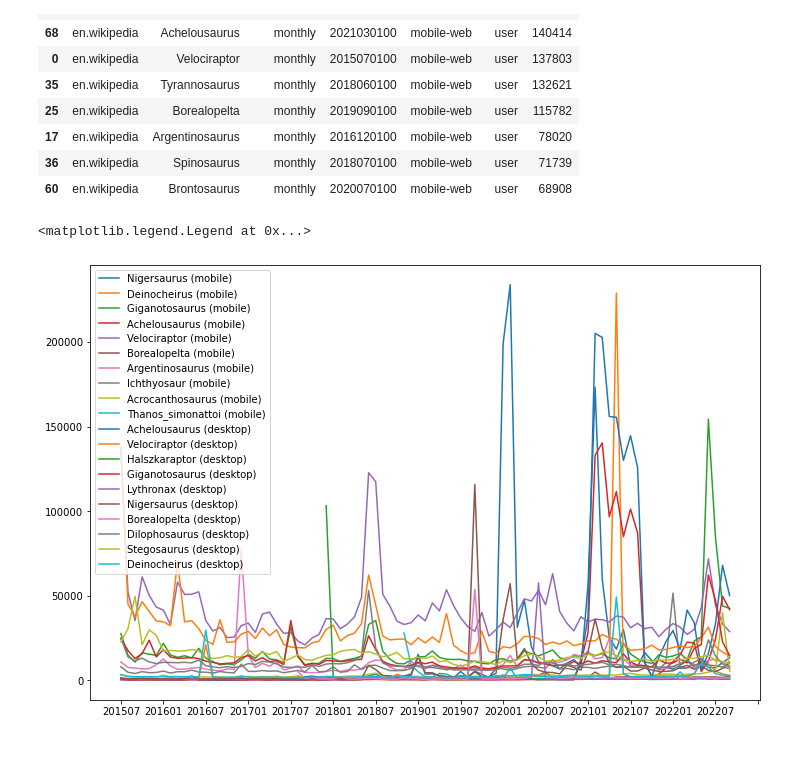
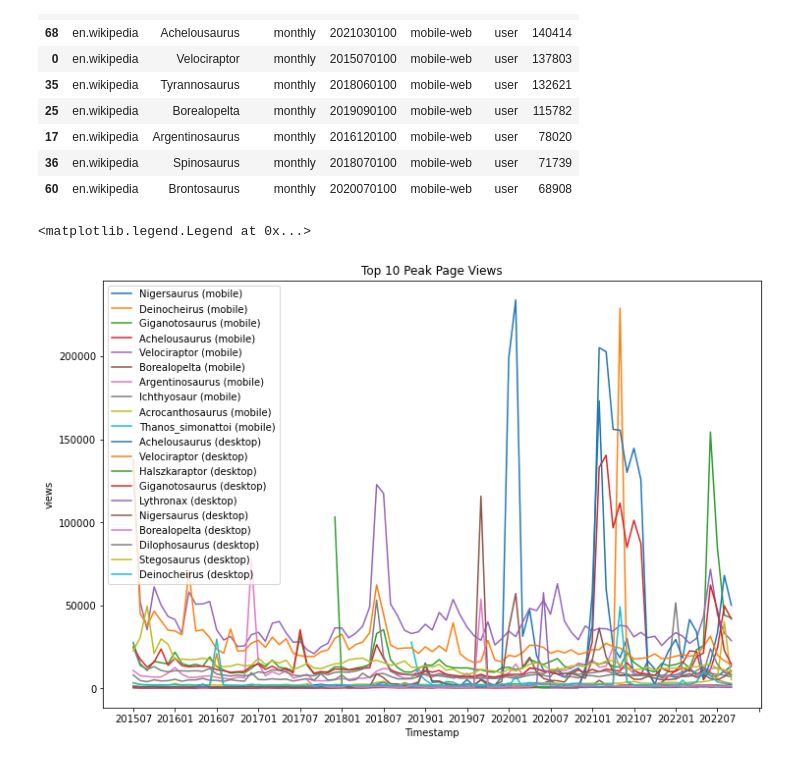
Before and after one commit to 98yangjames/DATA-512, a Jupyter notebook: Hw1/Homework1_Data512.ipynb, the cells around one changed output. Saved outputs shown, nothing was run; the diff lists cells and outputs as text; code cells hidden in the pictures.

```diff
--- a/Hw1/Homework1_Data512.ipynb
+++ b/Hw1/Homework1_Data512.ipynb
@@ -395,6 +394,7 @@ top_10_peak_page_views(df_mobile)
 # %%
 #Plot Top 10 Peak Page Views
 from matplotlib.axis import Axis
+
 def add_plot(df, name, label=None):
     df = df[df['article'] == name]
     df = df.drop_duplicates('timestamp')
@@ -402,34 +402,37 @@ def add_plot(df, name, label=None):
     return plt.plot(df['timestamp'], df['views'], label = label)
 
 fig, ax = plt.subplots(1, 1)
 
 plt.rcParams["figure.figsize"] = (12,8)
 add_plot(df_mobile, 'Nigersaurus', label = 'Nigersaurus (mobile)')
 add_plot(df_mobile, 'Deinocheirus', label = 'Deinocheirus (mobile)')
 add_plot(df_mobile, 'Giganotosaurus', label = 'Giganotosaurus (mobile)')
 add_plot(df_mobile, 'Achelousaurus', label = 'Achelousaurus (mobile)')
 add_plot(df_mobile, 'Velociraptor', label = 'Velociraptor (mobile)')
 add_plot(df_mobile, 'Borealopelta', label = 'Borealopelta (mobile)')
 add_plot(df_mobile, 'Argentinosaurus', label = 'Argentinosaurus (mobile)')
 add_plot(df_mobile, 'Ichthyosaur', label = 'Ichthyosaur (mobile)')
 add_plot(df_mobile, 'Acrocanthosaurus' , label = 'Acrocanthosaurus (mobile)')
 add_plot(df_mobile, 'Thanos_simonattoi', label = 'Thanos_simonattoi (mobile)')
 add_plot(df_desk, 'Achelousaurus', label = 'Achelousaurus (desktop)')
 add_plot(df_desk, 'Velociraptor', label = 'Velociraptor (desktop)')
 add_plot(df_desk, 'Halszkaraptor', label = 'Halszkaraptor (desktop)')
 add_plot(df_desk, 'Giganotosaurus', label = 'Giganotosaurus (desktop)')
 add_plot(df_desk, 'Lythronax', label = 'Lythronax (desktop)')
 add_plot(df_desk, 'Nigersaurus', label = 'Nigersaurus (desktop)')
 add_plot(df_desk, 'Borealopelta', label = 'Borealopelta (desktop)')
 add_plot(df_desk, 'Dilophosaurus', label = 'Dilophosaurus (desktop)')
 add_plot(df_desk, 'Stegosaurus', label = 'Stegosaurus (desktop)')
 add_plot(df_desk, 'Deinocheirus', label = 'Deinocheirus (desktop)')
 tick_spacing = 6
 ax.xaxis.set_major_locator(ticker.MultipleLocator(tick_spacing))
+plt.title('Top 10 Peak Page Views')
+plt.xlabel('Timestamp')
+plt.ylabel('views')
 plt.legend()
 # %% [output]
 <matplotlib.legend.Legend at 0x...>
-[figure, old version]
+[figure, new version]
 # %%
 #Fewest months of data
 import numpy as np
```
Also changed, not shown: parts of 5 cells of this notebook, 9 other files.
